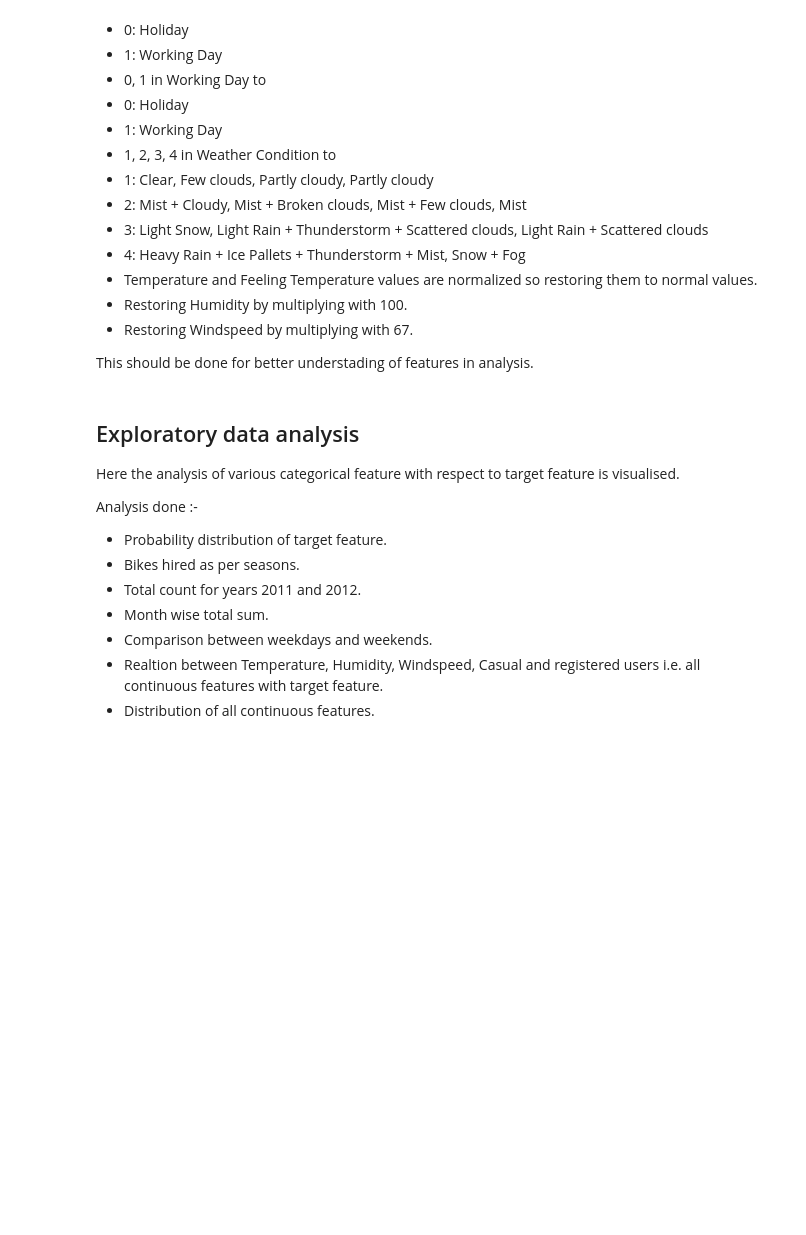
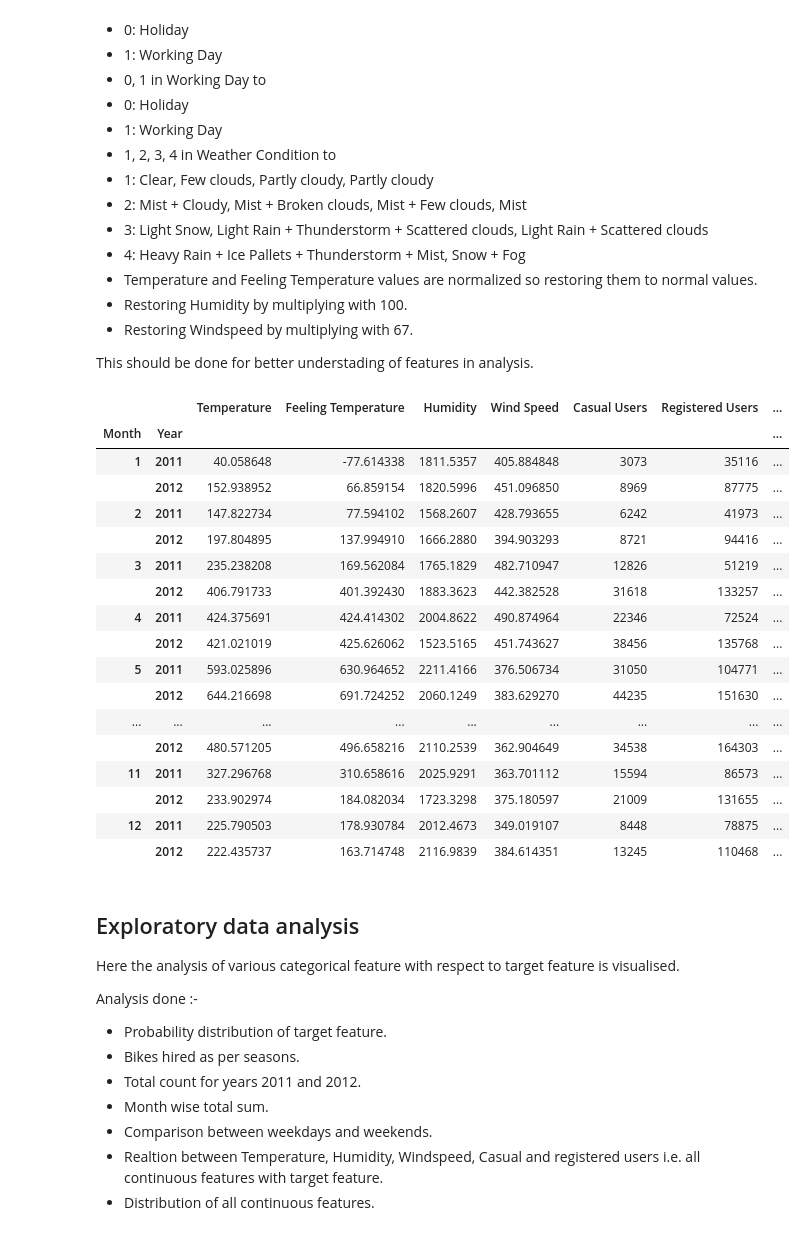
Before and after one commit to AbshkPskr/Edwisor-projects, a Jupyter notebook: Bike-Rental/(Project) - Bike Renting.ipynb, the cells around one changed output. Cells and saved outputs as stored; diff of their text form; code cells hidden in the pictures; blank space fills up the shorter version.

```diff
--- a/Bike-Rental/(Project) - Bike Renting.ipynb
+++ b/Bike-Rental/(Project) - Bike Renting.ipynb
@@ -127,6 +140,27 @@ data['Registered Users'] = data['registered']
 data['Count'] = data['cnt']
 
 data = data.drop(columns = bikeRent.columns)
+# %%
+data.groupby(['Month','Year']).sum()
+# %% [output]
+|  |  | Temperature | Feeling Temperature | Humidity | Wind Speed | Casual Users | Registered Users | ... |
+| Month | Year |  |  |  |  |  |  | ... |
+| 1 | 2011 | 40.058648 | -77.614338 | 1811.5357 | 405.884848 | 3073 | 35116 | ... |
+|  | 2012 | 152.938952 | 66.859154 | 1820.5996 | 451.096850 | 8969 | 87775 | ... |
+| 2 | 2011 | 147.822734 | 77.594102 | 1568.2607 | 428.793655 | 6242 | 41973 | ... |
+|  | 2012 | 197.804895 | 137.994910 | 1666.2880 | 394.903293 | 8721 | 94416 | ... |
+| 3 | 2011 | 235.238208 | 169.562084 | 1765.1829 | 482.710947 | 12826 | 51219 | ... |
+|  | 2012 | 406.791733 | 401.392430 | 1883.3623 | 442.382528 | 31618 | 133257 | ... |
+| 4 | 2011 | 424.375691 | 424.414302 | 2004.8622 | 490.874964 | 22346 | 72524 | ... |
+|  | 2012 | 421.021019 | 425.626062 | 1523.5165 | 451.743627 | 38456 | 135768 | ... |
+| 5 | 2011 | 593.025896 | 630.964652 | 2211.4166 | 376.506734 | 31050 | 104771 | ... |
+|  | 2012 | 644.216698 | 691.724252 | 2060.1249 | 383.629270 | 44235 | 151630 | ... |
+| ... | ... | ... | ... | ... | ... | ... | ... | ... |
+|  | 2012 | 480.571205 | 496.658216 | 2110.2539 | 362.904649 | 34538 | 164303 | ... |
+| 11 | 2011 | 327.296768 | 310.658616 | 2025.9291 | 363.701112 | 15594 | 86573 | ... |
+|  | 2012 | 233.902974 | 184.082034 | 1723.3298 | 375.180597 | 21009 | 131655 | ... |
+| 12 | 2011 | 225.790503 | 178.930784 | 2012.4673 | 349.019107 | 8448 | 78875 | ... |
+|  | 2012 | 222.435737 | 163.714748 | 2116.9839 | 384.614351 | 13245 | 110468 | ... |
 # %% [markdown]
 ## Exploratory data analysis
 
```
Also changed, not shown: parts of 19 cells of this notebook.
